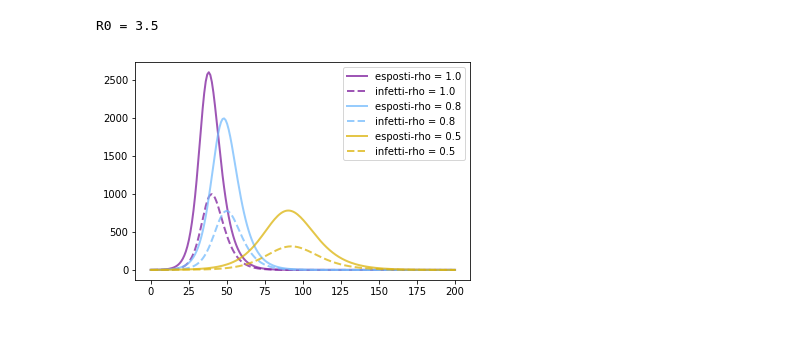
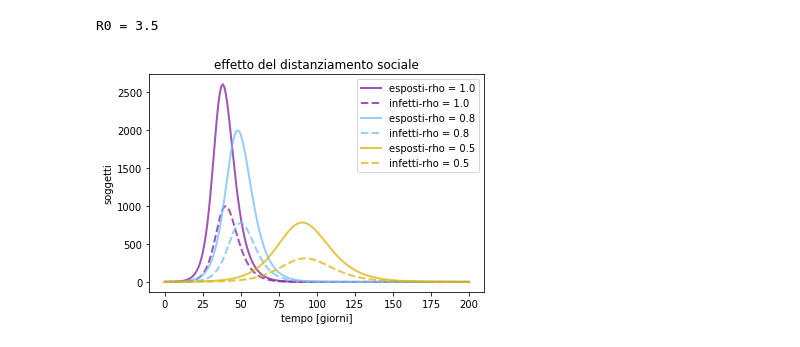
Before and after one commit to pcmasuzzo/modelli_epidemiologici, a Jupyter notebook: notebooks/epidemie.ipynb, the cells around one changed output. Cells and saved outputs as stored; diff of their text form; code cells hidden in the pictures.

```diff
--- a/notebooks/epidemie.ipynb
+++ b/notebooks/epidemie.ipynb
@@ -288,13 +293,17 @@ for rho in rho_values:
     S, E, I, R = md.resolve_SEIR_dist(y0, t, N, beta, gamma, alpha, rho)
     results[rho] = (S, E, I, R)
 # %%
+# andiamo a plottare le curve Esposti-Infetti per i valori di ρ scelti
 for index, (rho, (S, E, I, R)) in enumerate(results.items()):
     plt.plot(t, E, alpha=0.75, lw=2, color=colors[index],
              label=f'esposti-rho = {rho}')
     plt.plot(t, I, alpha=0.75, lw=2, ls='--',
              color=colors[index],
              label=f'infetti-rho = {rho}')
+
+plt.xlabel('tempo [giorni]')
+plt.ylabel('soggetti')
 plt.legend()
-plt.show()
+plt.title('effetto del distanziamento sociale');
 # %% [output]
-[figure, old version]
+[figure, new version]
```
Also changed, not shown: parts of 8 cells of this notebook, 2 other files.
